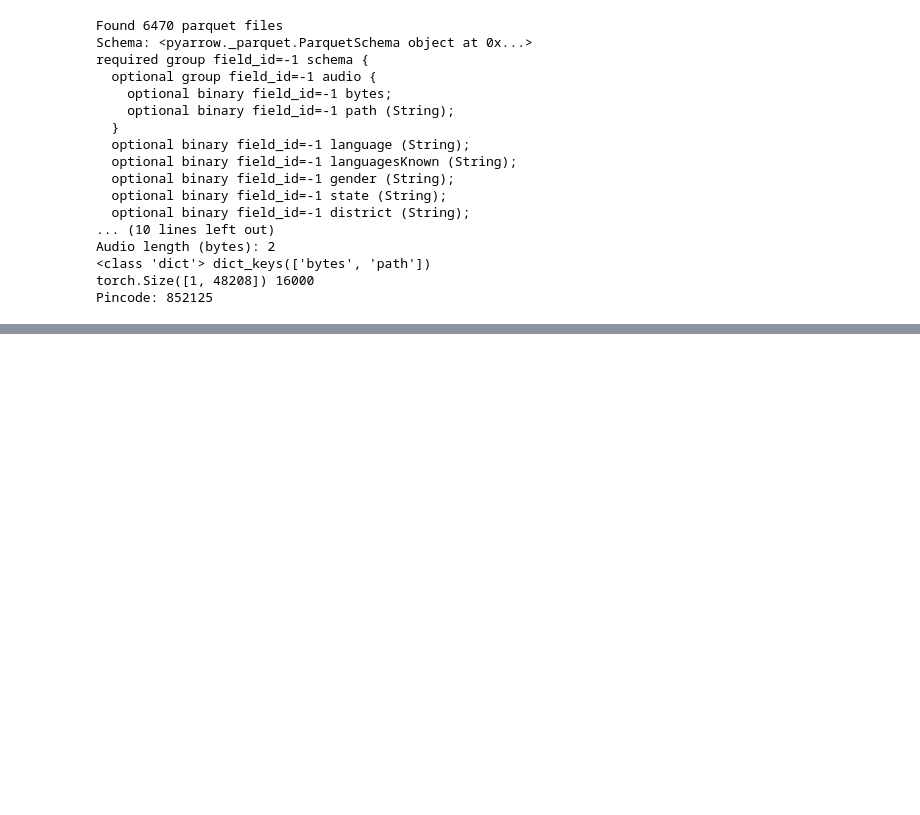
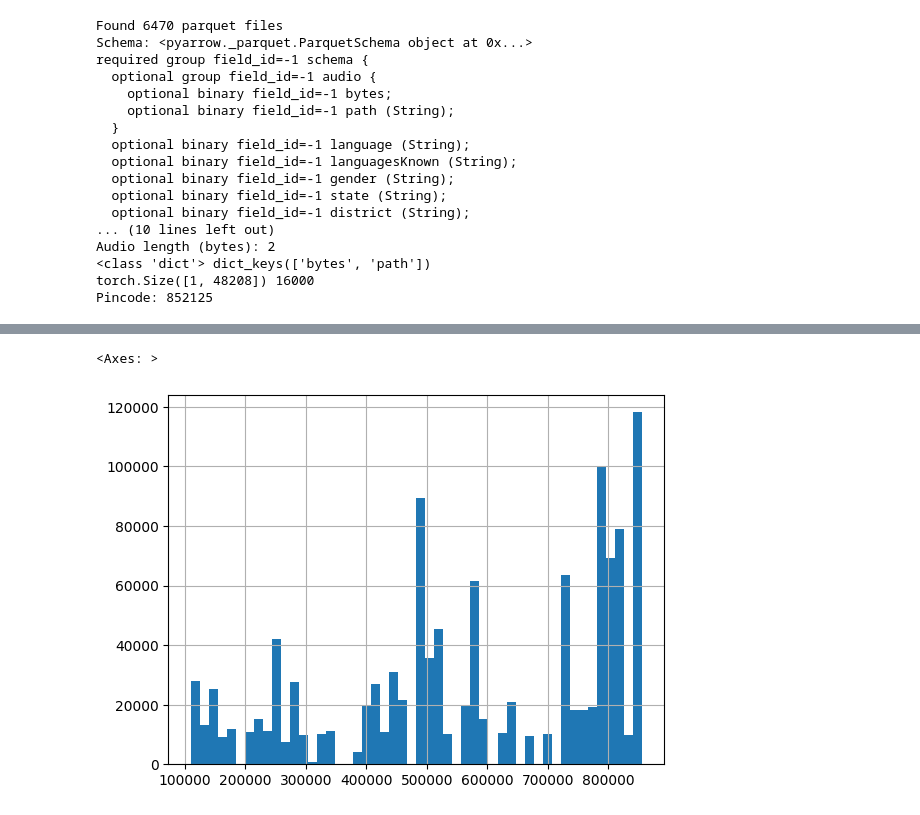
Before and after one commit to Shikhar-S/Speech-Segmentation, a Jupyter notebook: src/recipe/geolocation/local/prepare_vaani_splits.ipynb, the cells around one changed output, grey strips where cells are left out. Saved outputs shown, nothing was run; the diff lists cells and outputs as text; code cells hidden in the pictures; blank space fills up the shorter version.

```diff
--- a/src/recipe/geolocation/local/prepare_vaani_splits.ipynb
+++ b/src/recipe/geolocation/local/prepare_vaani_splits.ipynb
@@ -107,0 +111,5 @@ df
+# %%
+df["pincode"].hist(bins=50)
+# %% [output]
+<Axes: >
+[figure, added]
```
Also changed, not shown: parts of 12 cells of this notebook, 8 other files.
